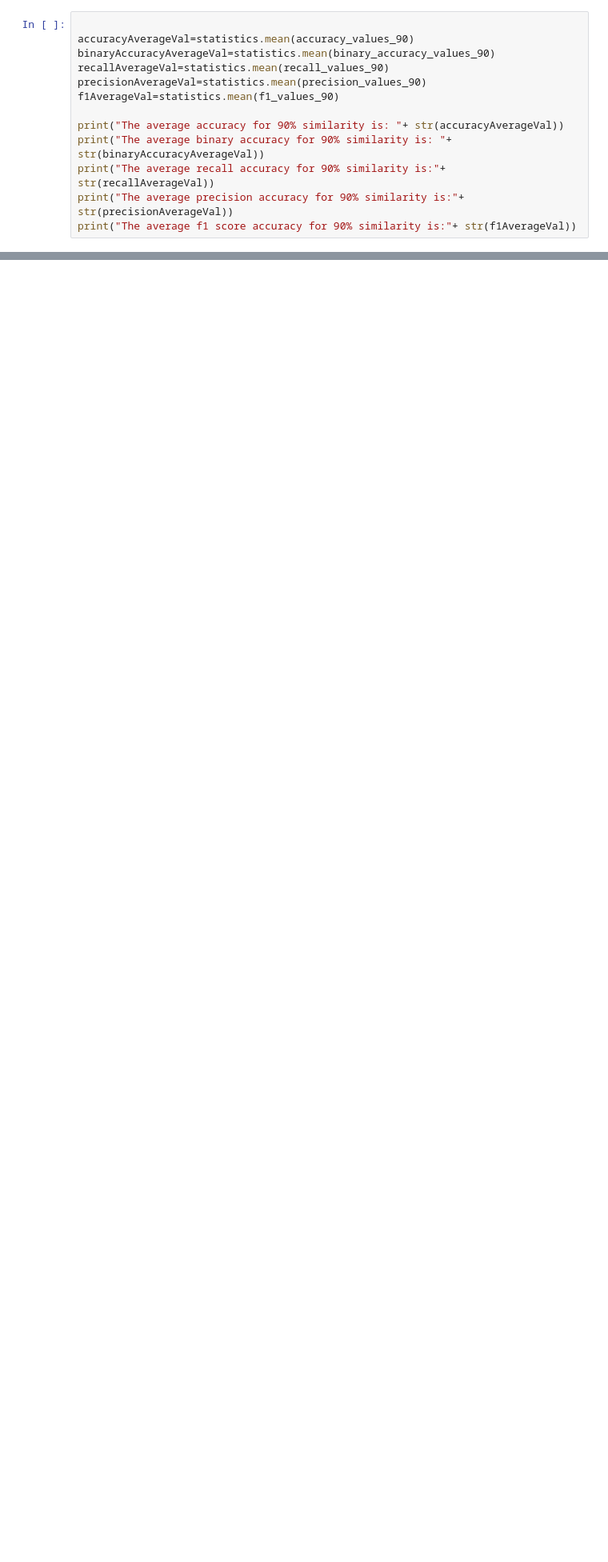
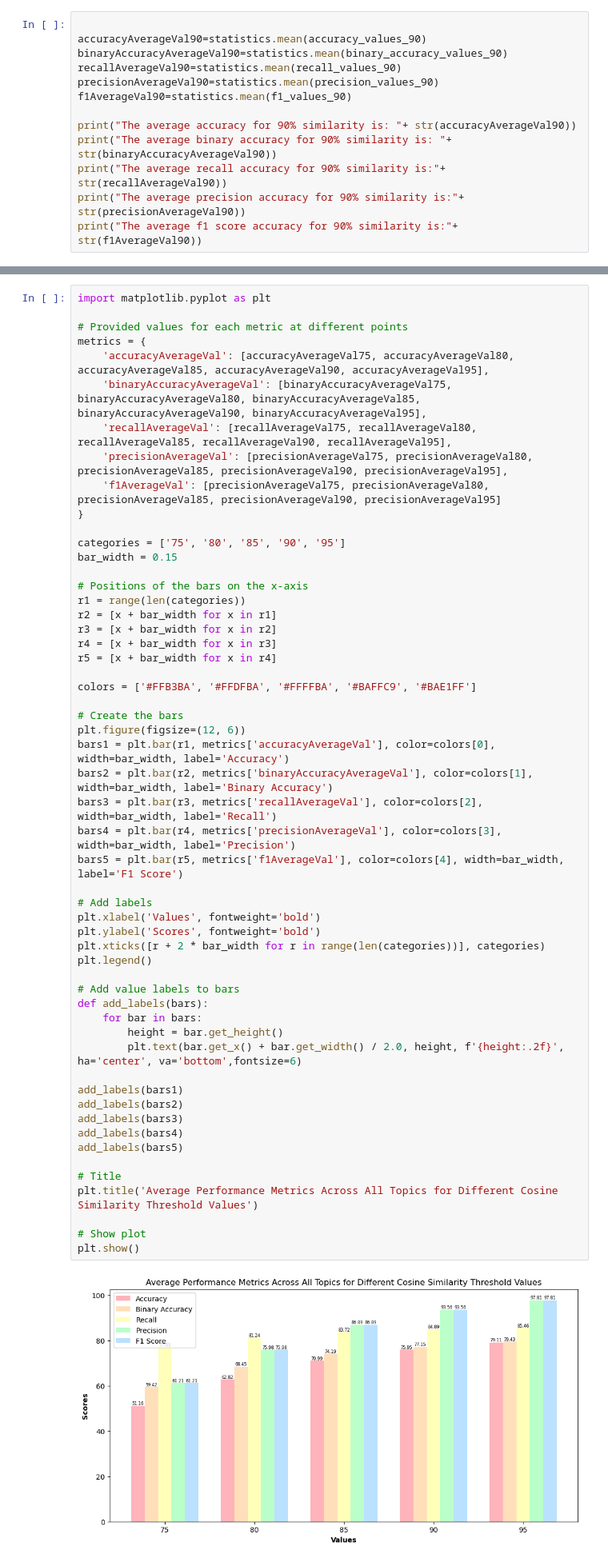
Before and after one commit to qas-lab/LaneyREU, a Jupyter notebook: Laney_REU_2024_draft6_similarity_val_change1.ipynb, the cells around one changed output, grey strips where cells are left out. Shown at 80% size. Saved outputs shown, nothing was run; the diff lists cells and outputs as text; blank space fills up the shorter version.

```diff
--- a/Laney_REU_2024_draft6_similarity_val_change1.ipynb
+++ b/Laney_REU_2024_draft6_similarity_val_change1.ipynb
@@ -1036,20 +1036,77 @@ Precision for topic 6 is %99.22
 F1 score for topic 6 is %93.46
 # %%
 
-accuracyAverageVal=statistics.mean(accuracy_values_90)
-binaryAccuracyAverageVal=statistics.mean(binary_accuracy_values_90)
-recallAverageVal=statistics.mean(recall_values_90)
-precisionAverageVal=statistics.mean(precision_values_90)
-f1AverageVal=statistics.mean(f1_values_90)
+accuracyAverageVal90=statistics.mean(accuracy_values_90)
+binaryAccuracyAverageVal90=statistics.mean(binary_accuracy_values_90)
+recallAverageVal90=statistics.mean(recall_values_90)
+precisionAverageVal90=statistics.mean(precision_values_90)
+f1AverageVal90=statistics.mean(f1_values_90)
 
-print("The average accuracy for 90% similarity is: "+ str(accuracyAverageVal))
-print("The average binary accuracy for 90% similarity is: "+ str(binaryAccuracyAverageVal))
-print("The average recall accuracy for 90% similarity is:"+ str(recallAverageVal))
-print("The average precision accuracy for 90% similarity is:"+ str(precisionAverageVal))
-print("The average f1 score accuracy for 90% similarity is:"+ str(f1AverageVal))
+print("The average accuracy for 90% similarity is: "+ str(accuracyAverageVal90))
+print("The average binary accuracy for 90% similarity is: "+ str(binaryAccuracyAverageVal90))
+print("The average recall accuracy for 90% similarity is:"+ str(recallAverageVal90))
+print("The average precision accuracy for 90% similarity is:"+ str(precisionAverageVal90))
+print("The average f1 score accuracy for 90% similarity is:"+ str(f1AverageVal90))
 # %% [output]
 The average accuracy for 90% similarity is: 75.94528646137935
 The average binary accuracy for 90% similarity is: 77.15084843043408
 The average recall accuracy for 90% similarity is:84.88565086083533
 The average precision accuracy for 90% similarity is:93.56469929924292
 The average f1 score accuracy for 90% similarity is:88.94178568199357
+# %%
+import matplotlib.pyplot as plt
+
+# Provided values for each metric at different points
+metrics = {
+    'accuracyAverageVal': [accuracyAverageVal75, accuracyAverageVal80, accuracyAverageVal85, accuracyAverageVal90, accuracyAverageVal95],
+    'binaryAccuracyAverageVal': [binaryAccuracyAverageVal75, binaryAccuracyAverageVal80, binaryAccuracyAverageVal85, binaryAccuracyAverageVal90, binaryAccuracyAverageVal95],
+    'recallAverageVal': [recallAverageVal75, recallAverageVal80, recallAverageVal85, recallAverageVal90, recallAverageVal95],
+    'precisionAverageVal': [precisionAverageVal75, precisionAverageVal80, precisionAverageVal85, precisionAverageVal90, precisionAverageVal95],
+    'f1AverageVal': [precisionAverageVal75, precisionAverageVal80, precisionAverageVal85, precisionAverageVal90, precisionAverageVal95]
+}
+
+categories = ['75', '80', '85', '90', '95']
+bar_width = 0.15
+
+# Positions of the bars on the x-axis
+r1 = range(len(categories))
+r2 = [x + bar_width for x in r1]
+r3 = [x + bar_width for x in r2]
+r4 = [x + bar_width for x in r3]
+r5 = [x + bar_width for x in r4]
+
+colors = ['#FFB3BA', '#FFDFBA', '#FFFFBA', '#BAFFC9', '#BAE1FF']
+
+# Create the bars
+plt.figure(figsize=(12, 6))
+bars1 = plt.bar(r1, metrics['accuracyAverageVal'], color=colors[0], width=bar_width, label='Accuracy')
+bars2 = plt.bar(r2, metrics['binaryAccuracyAverageVal'], color=colors[1], width=bar_width, label='Binary Accuracy')
+bars3 = plt.bar(r3, metrics['recallAverageVal'], color=colors[2], width=bar_width, label='Recall')
+bars4 = plt.bar(r4, metrics['precisionAverageVal'], color=colors[3], width=bar_width, label='Precision')
+bars5 = plt.bar(r5, metrics['f1AverageVal'], color=colors[4], width=bar_width, label='F1 Score')
+
+# Add labels
+plt.xlabel('Values', fontweight='bold')
+plt.ylabel('Scores', fontweight='bold')
+plt.xticks([r + 2 * bar_width for r in range(len(categories))], categories)
+plt.legend()
+
+# Add value labels to bars
+def add_labels(bars):
+    for bar in bars:
+        height = bar.get_height()
+        plt.text(bar.get_x() + bar.get_width() / 2.0, height, f'{height:.2f}', ha='center', va='bottom',fontsize=6)
+
+add_labels(bars1)
+add_labels(bars2)
+add_labels(bars3)
+add_labels(bars4)
+add_labels(bars5)
+
+# Title
+plt.title('Average Performance Metrics Across All Topics for Different Cosine Similarity Threshold Values')
+
+# Show plot
+plt.show()
+# %% [output]
+[figure, added]
```
Also changed, not shown: parts of 4 cells of this notebook, 14 other files.
